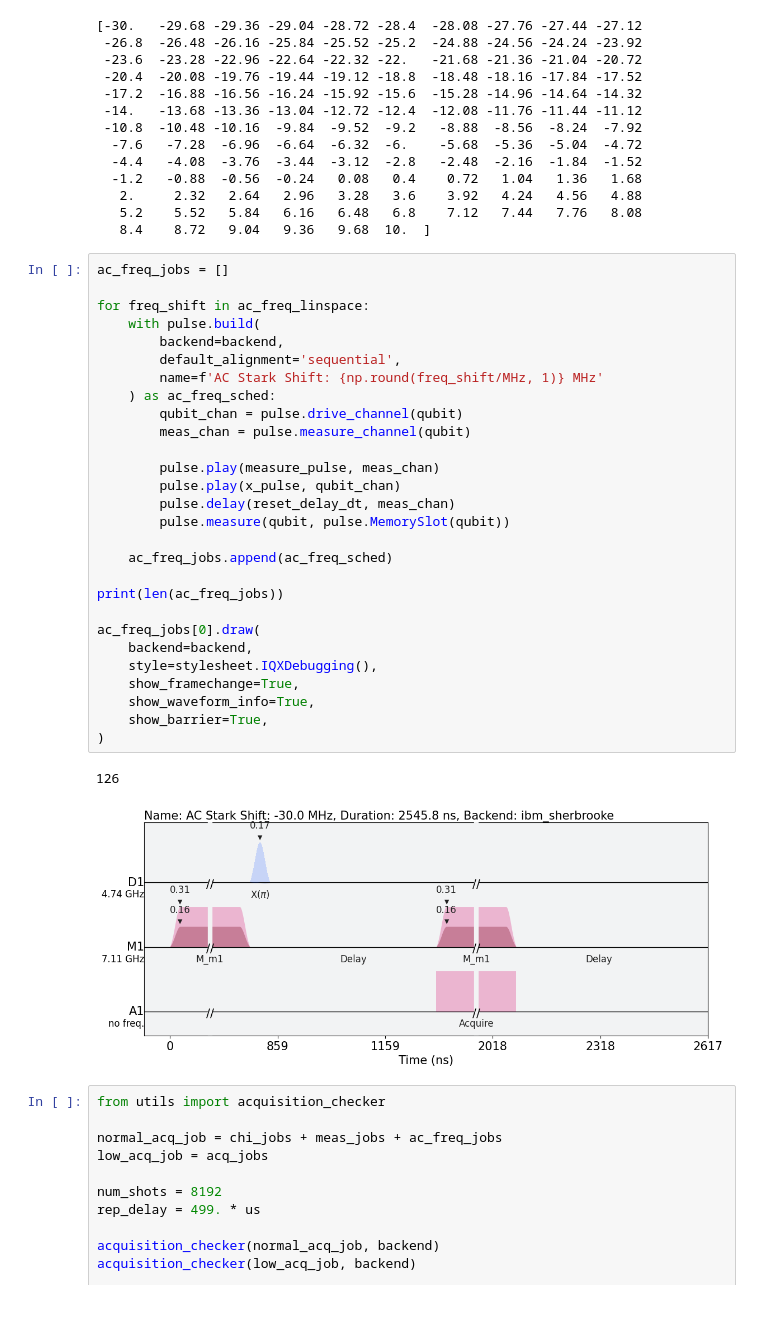
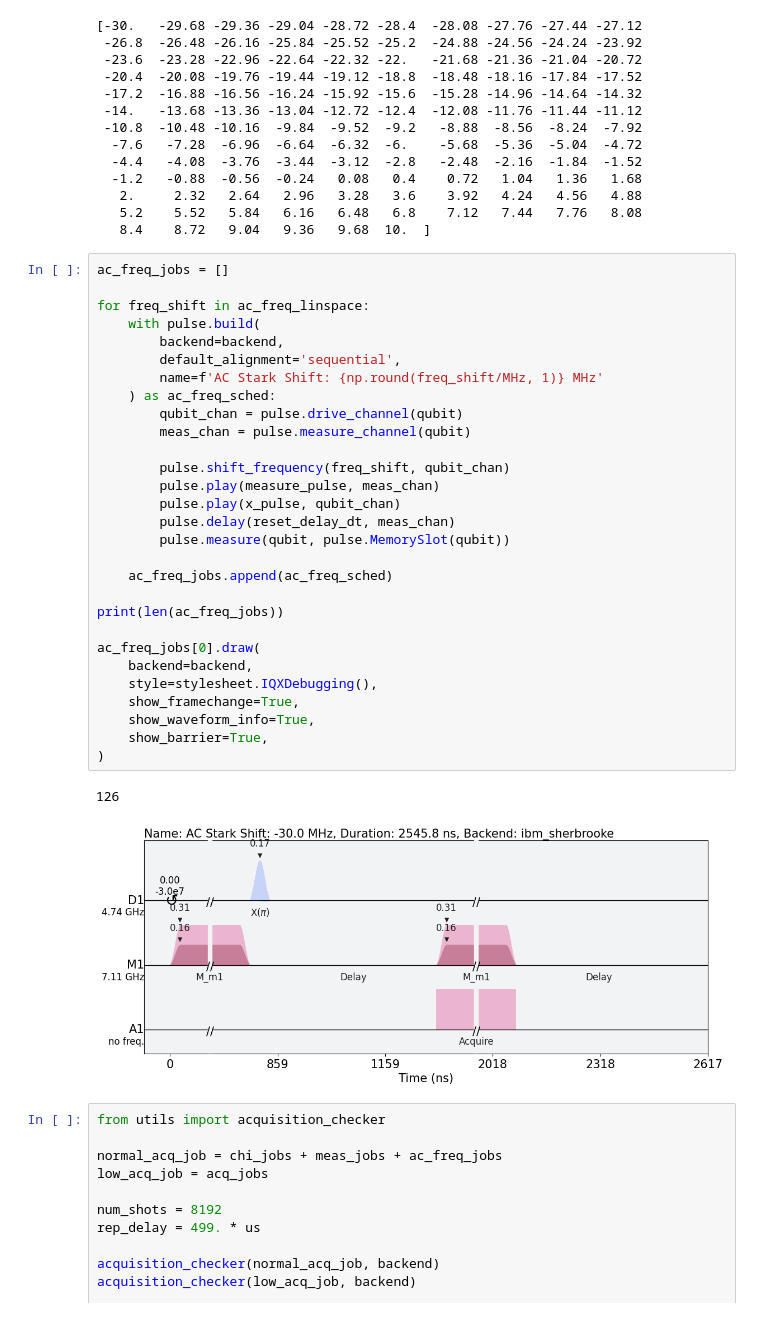
Before and after one commit to AnikenC/ReadoutWithRL, a Jupyter notebook: readoutWithRL/Experiments/chi_exp_sherbrooke.ipynb, the cells around one changed output. Cells and saved outputs as stored; diff of their text form.

```diff
--- a/readoutWithRL/Experiments/chi_exp_sherbrooke.ipynb
+++ b/readoutWithRL/Experiments/chi_exp_sherbrooke.ipynb
@@ -250,34 +250,35 @@ print(ac_freq_linspace/MHz)
 # %%
 ac_freq_jobs = []
 
 for freq_shift in ac_freq_linspace:
     with pulse.build(
         backend=backend,
         default_alignment='sequential',
         name=f'AC Stark Shift: {np.round(freq_shift/MHz, 1)} MHz'
     ) as ac_freq_sched:
         qubit_chan = pulse.drive_channel(qubit)
         meas_chan = pulse.measure_channel(qubit)
 
+        pulse.shift_frequency(freq_shift, qubit_chan)
         pulse.play(measure_pulse, meas_chan)
         pulse.play(x_pulse, qubit_chan)
         pulse.delay(reset_delay_dt, meas_chan)
         pulse.measure(qubit, pulse.MemorySlot(qubit))
 
     ac_freq_jobs.append(ac_freq_sched)
 
 print(len(ac_freq_jobs))
 
 ac_freq_jobs[0].draw(
     backend=backend,
     style=stylesheet.IQXDebugging(),
     show_framechange=True,
     show_waveform_info=True,
     show_barrier=True,
 )
 # %% [output]
 126
-[figure, old version]
+[figure, new version]
 # %%
 from utils import acquisition_checker
 
```
Also changed, not shown: parts of 10 cells of this notebook, 2 other files.
